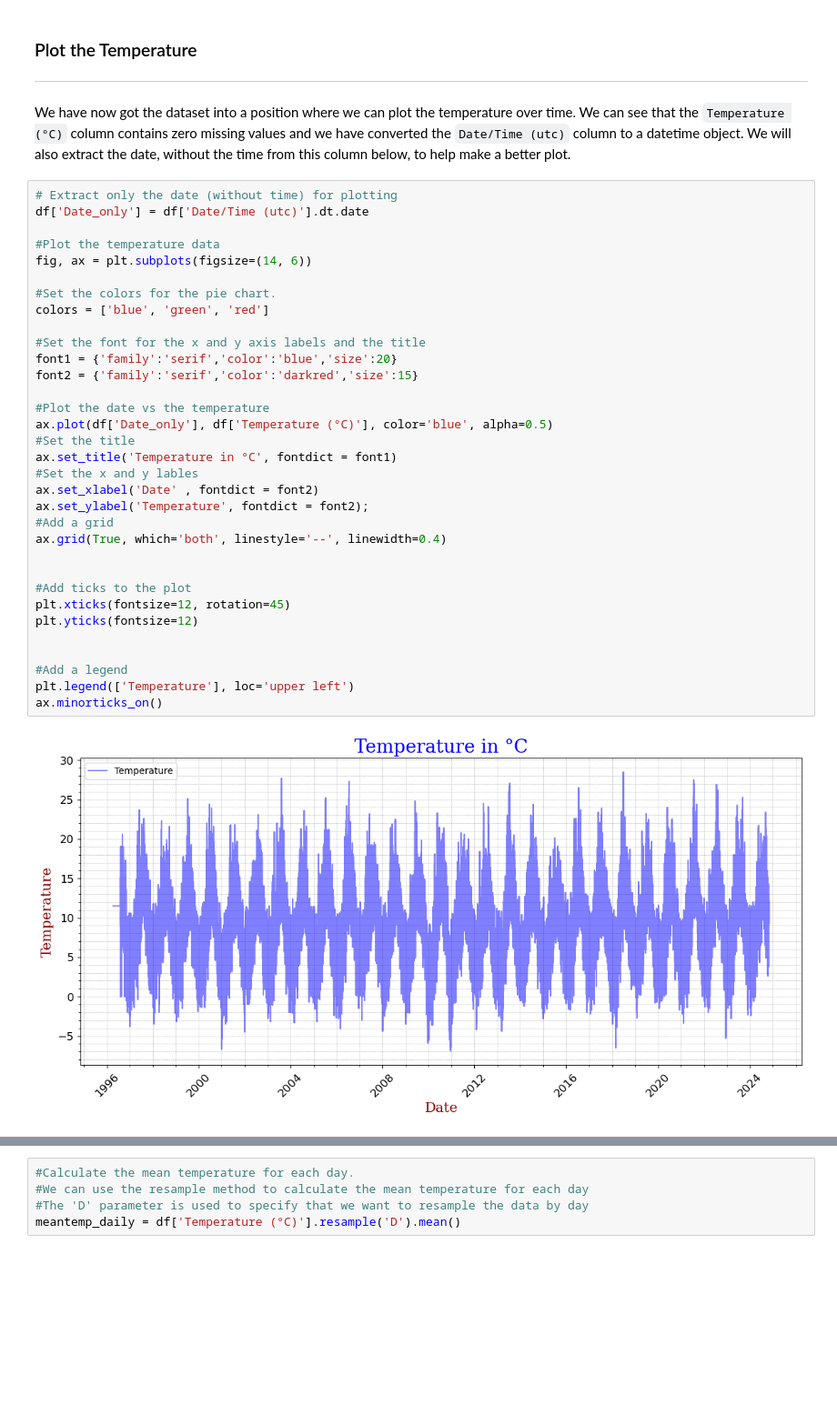
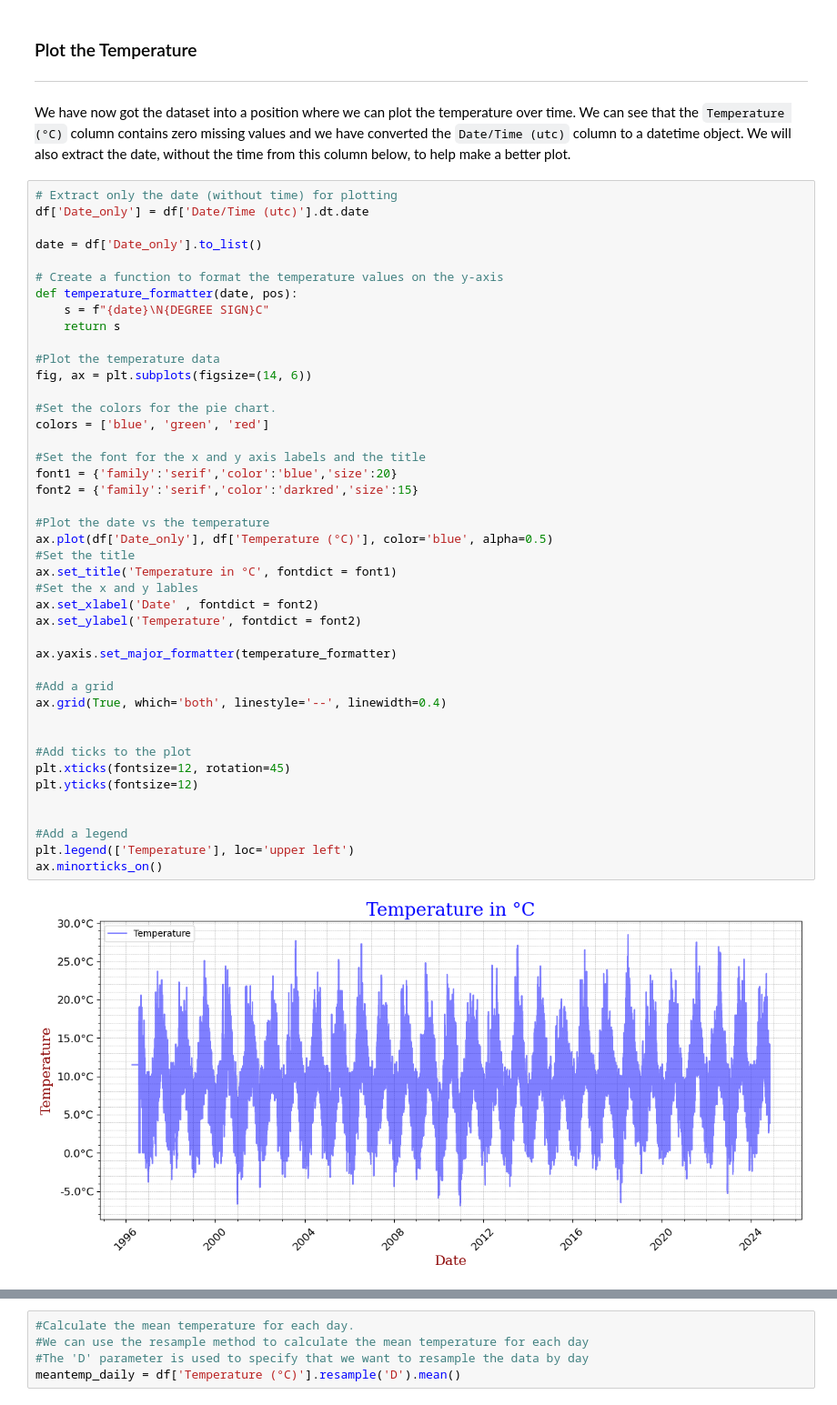
Before and after one commit to MikeCurleyCoosan/PFDA, a Jupyter notebook: PFDA_assignments/assignment06_weather.ipynb, the cells around one changed output, grey strips where cells are left out. Shown at 91% size. Saved outputs shown, nothing was run; the diff lists cells and outputs as text; blank space fills up the shorter version.

```diff
--- a/PFDA_assignments/assignment06_weather.ipynb
+++ b/PFDA_assignments/assignment06_weather.ipynb
@@ -178,36 +178,46 @@ We have now got the dataset into a position where we can plot the temperature ov
 # %%
 # Extract only the date (without time) for plotting
 df['Date_only'] = df['Date/Time (utc)'].dt.date
+
+date = df['Date_only'].to_list()
+
+# Create a function to format the temperature values on the y-axis
+def temperature_formatter(date, pos):
+    s = f"{date}\N{DEGREE SIGN}C"
+    return s
 
 #Plot the temperature data
 fig, ax = plt.subplots(figsize=(14, 6))
 
 #Set the colors for the pie chart.
 colors = ['blue', 'green', 'red']
 
 #Set the font for the x and y axis labels and the title
 font1 = {'family':'serif','color':'blue','size':20}
 font2 = {'family':'serif','color':'darkred','size':15}
 
 #Plot the date vs the temperature
 ax.plot(df['Date_only'], df['Temperature (°C)'], color='blue', alpha=0.5)
 #Set the title
 ax.set_title('Temperature in °C', fontdict = font1)
 #Set the x and y lables
 ax.set_xlabel('Date' , fontdict = font2)
-ax.set_ylabel('Temperature', fontdict = font2);
+ax.set_ylabel('Temperature', fontdict = font2)
+
+ax.yaxis.set_major_formatter(temperature_formatter)
+
 #Add a grid
 ax.grid(True, which='both', linestyle='--', linewidth=0.4)
 
 
 #Add ticks to the plot
 plt.xticks(fontsize=12, rotation=45)
 plt.yticks(fontsize=12)
 
 
 #Add a legend
 plt.legend(['Temperature'], loc='upper left')
 ax.minorticks_on()
 # %% [output]
-[figure, old version]
+[figure, new version]
 # %% [markdown]
```
Also changed, not shown: parts of 15 cells of this notebook.
